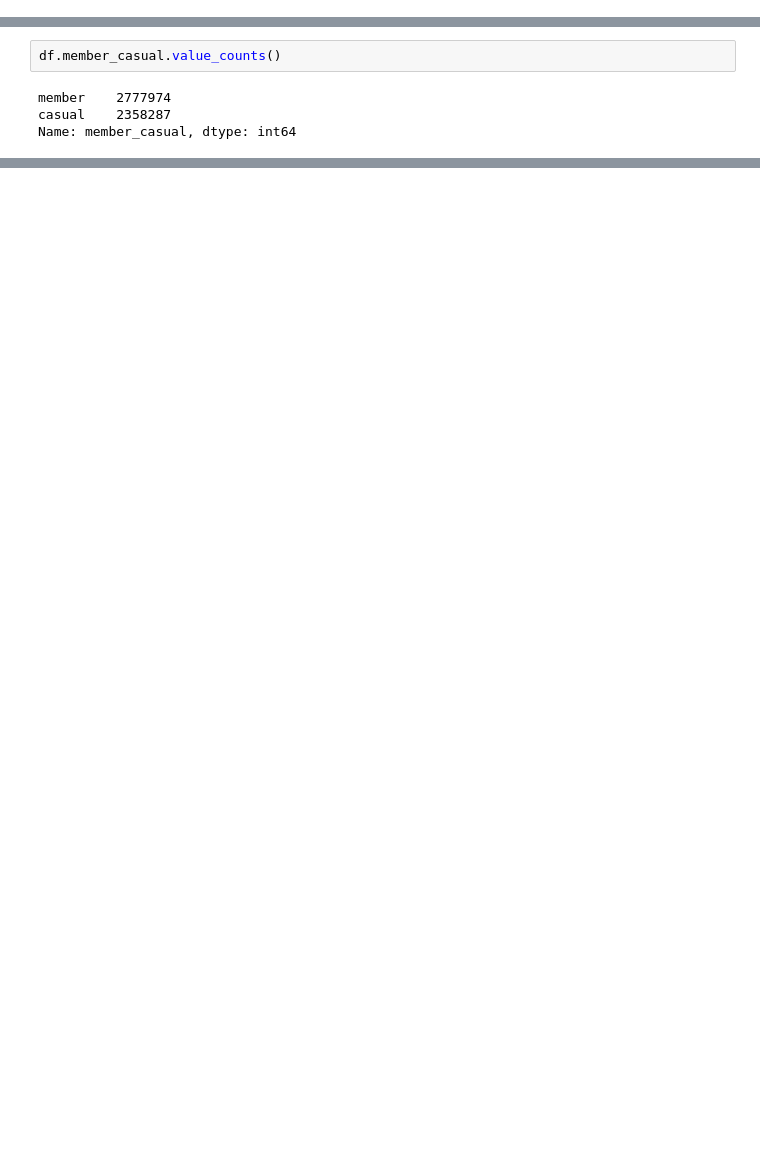
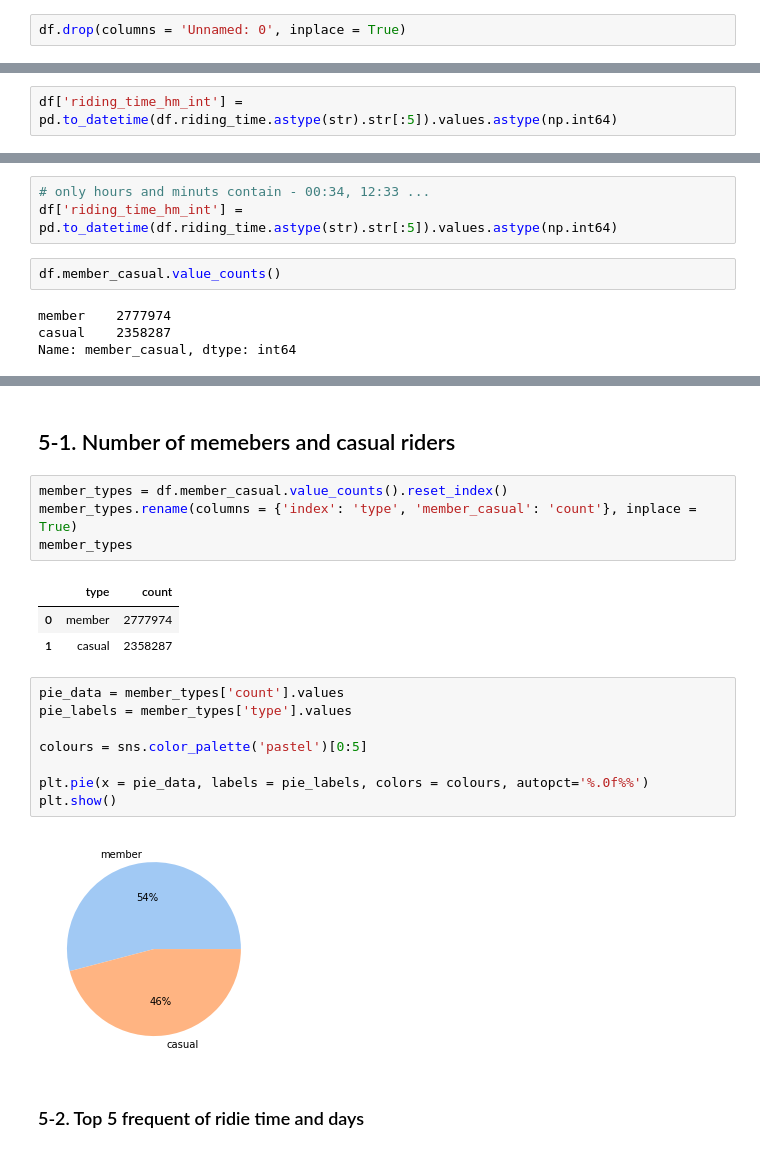
Before and after one commit to slothpunch/Coursera, a Jupyter notebook: Google DA Certificate/Case Study 1/Case Study 1.ipynb, the cells around one changed output, grey strips where cells are left out. Saved outputs shown, nothing was run; the diff lists cells and outputs as text; blank space fills up the shorter version.

```diff
--- a/Google DA Certificate/Case Study 1/Case Study 1.ipynb
+++ b/Google DA Certificate/Case Study 1/Case Study 1.ipynb
@@ -362 +311,3 @@ df.head()
+# %%
+df.drop(columns = 'Unnamed: 0', inplace = True)
 # %% [markdown]
@@ -417,3 +343,5 @@ a.riding_days.mean()
+# %%
+df['riding_time_hm_int'] = pd.to_datetime(df.riding_time.astype(str).str[:5]).values.astype(np.int64)
 # %%
 # make a column called riding_time_int to save time and to calculate average time easily
 df['riding_time_int'] = pd.to_datetime(df['riding_time']).values.astype(np.int64)
@@ -429,3 +348,6 @@ Name: riding_days, dtype: int64
+# %%
+# only hours and minuts contain - 00:34, 12:33 ...
+df['riding_time_hm_int'] = pd.to_datetime(df.riding_time.astype(str).str[:5]).values.astype(np.int64)
 # %%
 df.member_casual.value_counts()
 # %% [output]
@@ -514,0 +595,22 @@ The number of rides for users by day_of_week:
+# %% [markdown]
+## 5-1. Number of memebers and casual riders
+# %%
+member_types = df.member_casual.value_counts().reset_index()
+member_types.rename(columns = {'index': 'type', 'member_casual': 'count'}, inplace = True)
+member_types
+# %% [output]
+|  | type | count |
+| 0 | member | 2777974 |
+| 1 | casual | 2358287 |
+# %%
+pie_data = member_types['count'].values
+pie_labels = member_types['type'].values
+
+colours = sns.color_palette('pastel')[0:5]
+
+plt.pie(x = pie_data, labels = pie_labels, colors = colours, autopct='%.0f%%')
+plt.show()
+# %% [output]
+[figure, added]
+# %% [markdown]
+### 5-2. Top 5 frequent of ridie time and days
```
Also changed, not shown: parts of 77 cells of this notebook.
